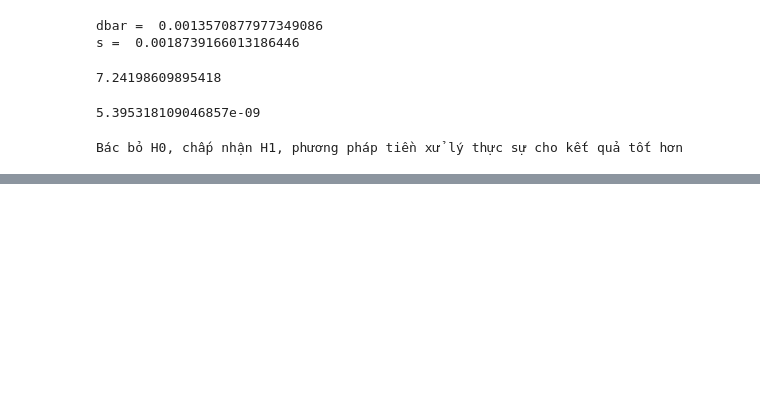
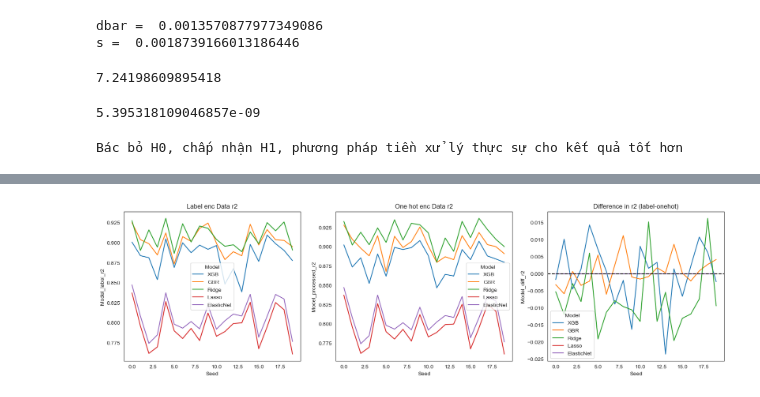
Before and after one commit to lamisgosu11/House-price-predictor, a Jupyter notebook: model-compare.ipynb, the cells around one changed output, grey strips where cells are left out. Saved outputs shown, nothing was run; the diff lists cells and outputs as text; code cells hidden in the pictures; blank space fills up the shorter version.

```diff
--- a/model-compare.ipynb
+++ b/model-compare.ipynb
@@ -937,0 +1069,13 @@ Tương tự, Ridge cũng cho kết quả tốt nhất (trên thước đo là R
+# %%
+fig, ax = plt.subplots(1, 3, figsize=(20, 5))
+sns.lineplot(x='Seed', y='Model_label_r2', hue='Model', data=CV_enc, ax=ax[0])
+sns.lineplot(x='Seed', y='Model_processed_r2', hue='Model', data=CV_enc, ax=ax[1])
+CV_diff_enc['Model_diff_r2'] = CV_diff_enc['Model_label_r2'] - CV_diff_enc['Model_processed_r2']
+sns.lineplot(x='Seed', y='Model_diff_r2', hue='Model', data=CV_diff_enc, ax=ax[2])
+ax[2].axhline(y=0, color='black', linestyle='--')
+ax[0].set_title('Label enc Data r2')
+ax[1].set_title('One hot enc Data r2')
+ax[2].set_title('Difference in r2 (label-onehot)')
+plt.show()
+# %% [output]
+[figure, added]
```
Also changed, not shown: parts of 87 cells of this notebook.
